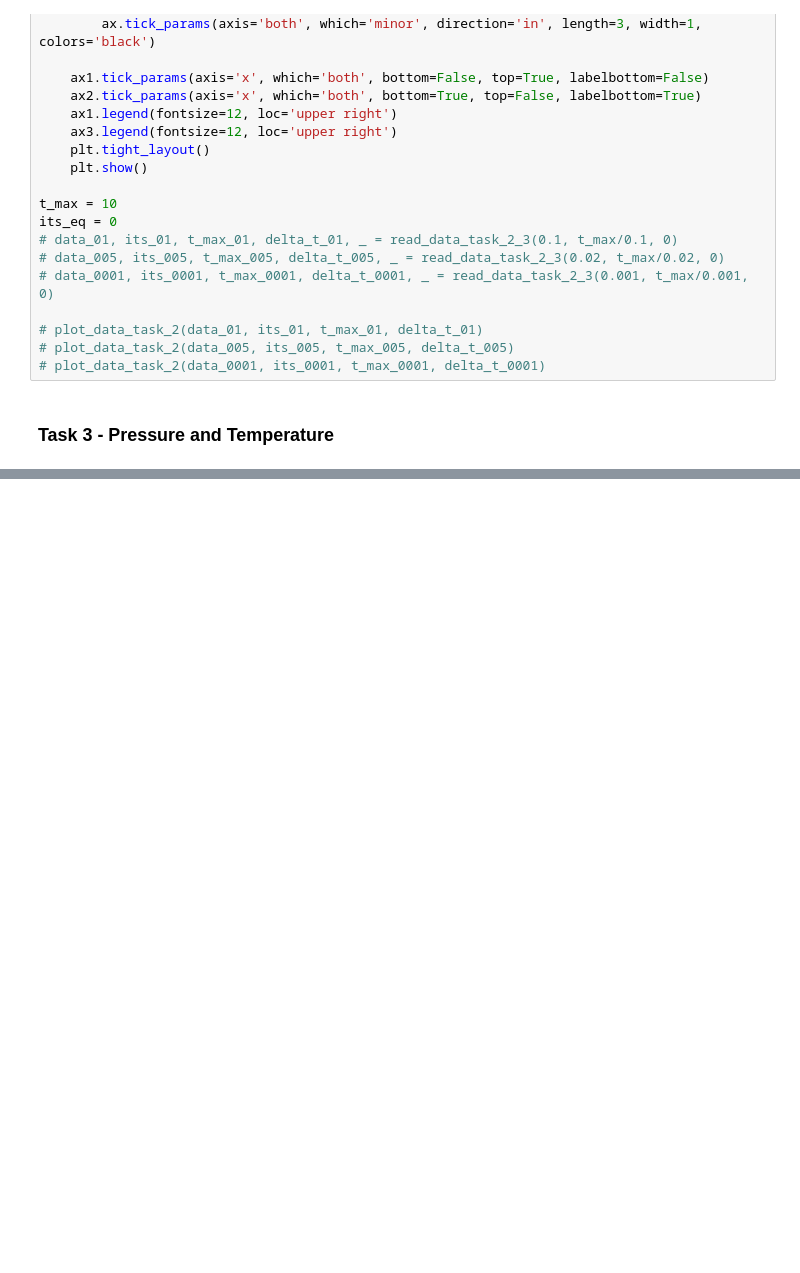
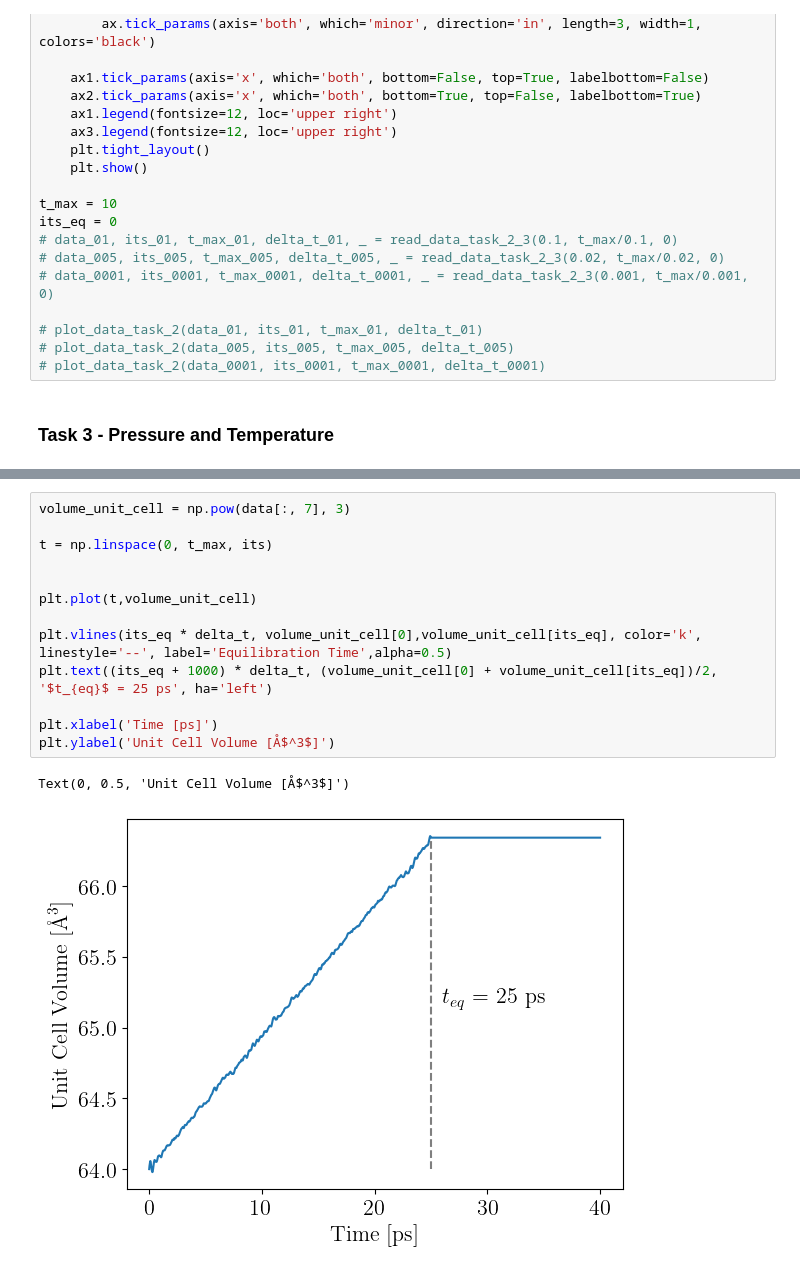
Before and after one commit to stommen/fka122-homeworks, a Jupyter notebook: H1/analyzer.ipynb, the cells around one changed output, grey strips where cells are left out. Drawn from its saved outputs; the diff is of its cells as text; blank space fills up the shorter version.

Commit message:
Unit cell and TP

```diff
--- a/H1/analyzer.ipynb
+++ b/H1/analyzer.ipynb
@@ -158,0 +159,16 @@ plt.ylim(-10, 10)
+# %%
+volume_unit_cell = np.pow(data[:, 7], 3)
+
+t = np.linspace(0, t_max, its)
+
+
+plt.plot(t,volume_unit_cell)
+
+plt.vlines(its_eq * delta_t, volume_unit_cell[0],volume_unit_cell[its_eq], color='k', linestyle='--', label='Equilibration Time',alpha=0.5)
+plt.text((its_eq + 1000) * delta_t, (volume_unit_cell[0] + volume_unit_cell[its_eq])/2, '$t_{eq}$ = 25 ps', ha='left')
+
+plt.xlabel('Time [ps]')
+plt.ylabel('Unit Cell Volume [Å$^3$]')
+# %% [output]
+Text(0, 0.5, 'Unit Cell Volume [Å$^3$]')
+[figure, added]
```
Also changed, not shown: parts of 3 cells of this notebook.
